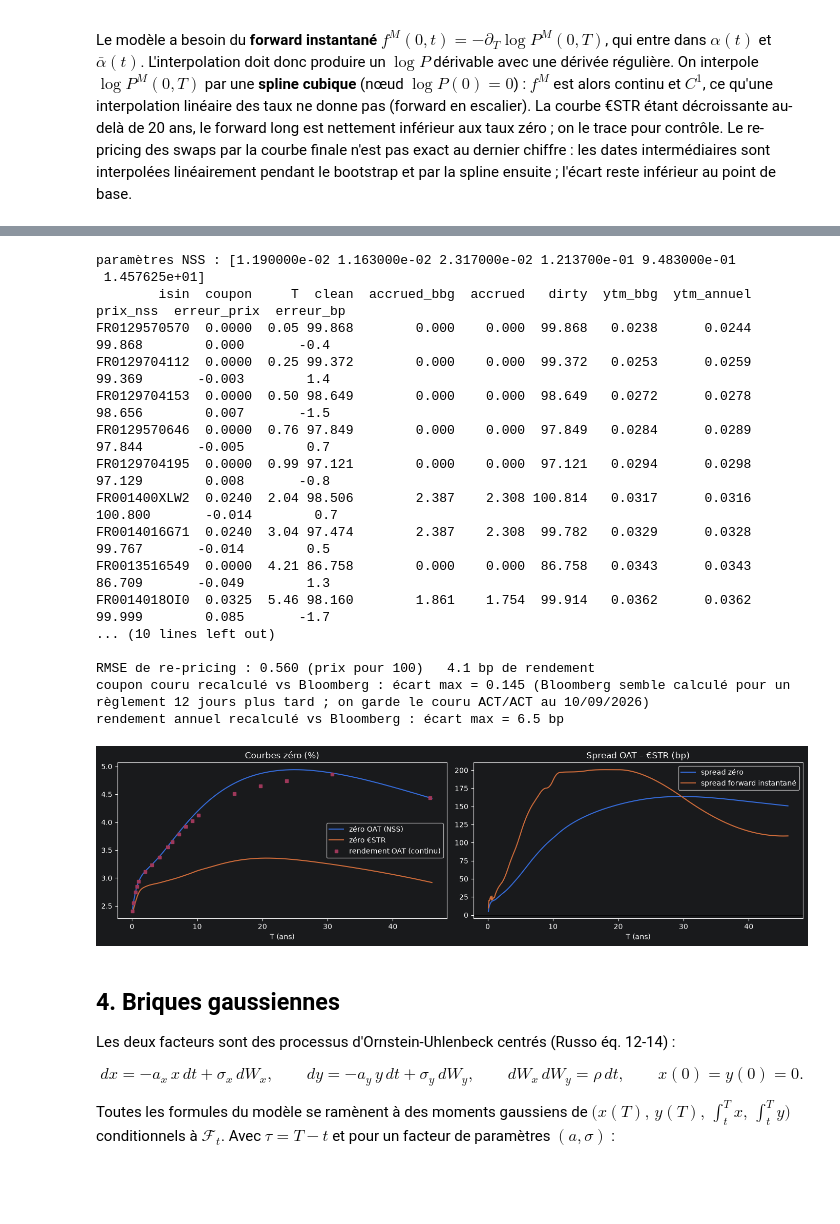
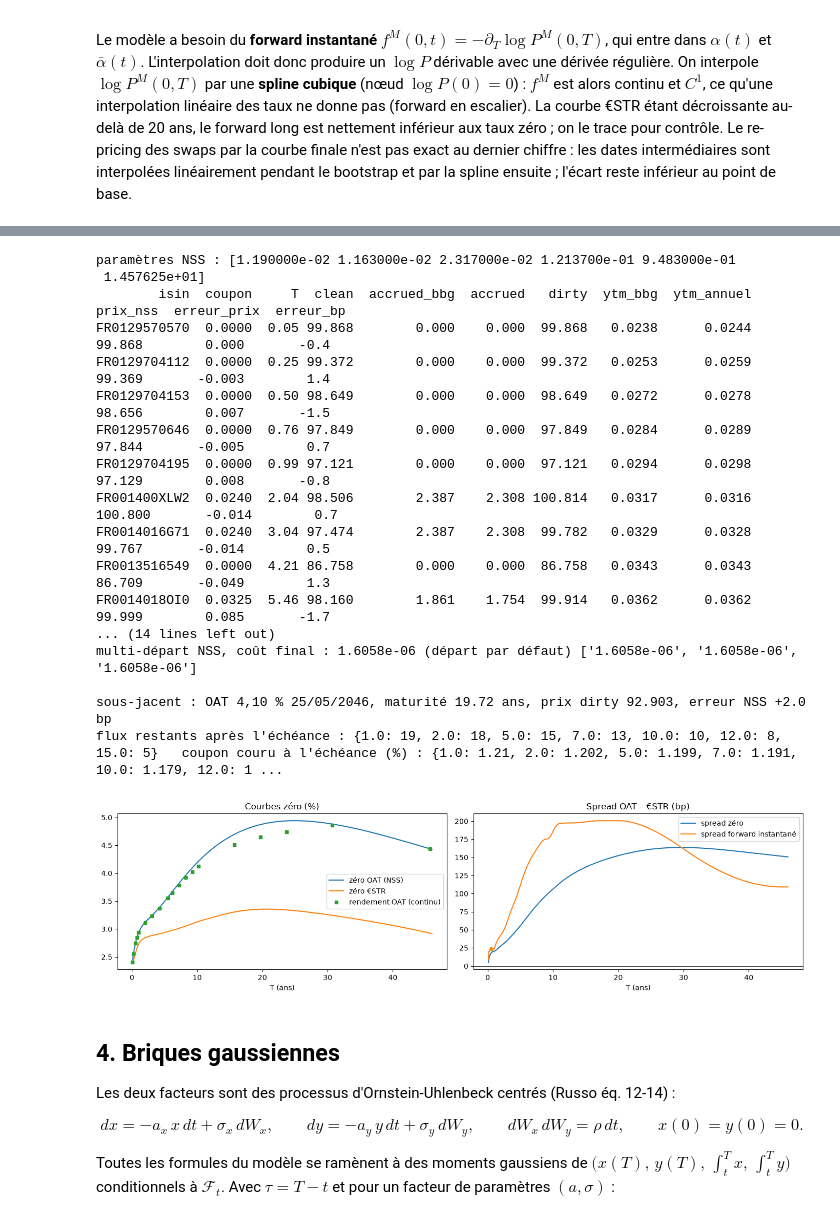
Before and after one commit to alexisdantzikian/BondOptionPricer, a Jupyter notebook: main/oat_option_pricer.ipynb, the cells around one changed output, grey strips where cells are left out. Saved outputs shown, nothing was run; the diff lists cells and outputs as text; code cells hidden in the pictures; blank space fills up the shorter version.

```diff
--- a/main/oat_option_pricer.ipynb
+++ b/main/oat_option_pricer.ipynb
@@ -100,7 +108,9 @@ import matplotlib.pyplot as plt
 from pathlib import Path
 
 pd.set_option("display.width", 160)
-FICHIER = next(p for p in [Path("../data/market data bloom.xlsx"), Path("data/market data bloom.xlsx")] if p.exists())
+DONNEES = next(p for p in [Path("../data"), Path("data")] if (p / "market data bloom.xlsx").exists())
+FICHIER, FICHIER_REPO = DONNEES / "market data bloom.xlsx", DONNEES / "repo_fictif.csv"
+DATE_OBS = pd.Timestamp("2026-09-08")      # date des cours (clôture)
 DATE_VAL = pd.Timestamp("2026-09-10")      # date de règlement = origine des temps (t = 0)
 
 def tenor_years(s):
@@ -140,12 +150,18 @@ def load_history(sheet):
     h = body.iloc[:, 1:].apply(pd.to_numeric, errors="coerce") / 100
     h.index = dates
     h.columns = [int("".join(c for c in t.split()[0] if c.isdigit())) for t in tickers]   # tenor en années
-    return h.sort_index(axis=1).dropna(how="all")
+    return h.sort_index(axis=1).dropna(how="all").loc[:DATE_OBS]                    # rien après la date des cours
+
+def load_repo():
+    """Spread repo contre €STR par tenor (taux zéro continus), bp -> décimal."""
+    d = pd.read_csv(FICHIER_REPO, comment="#", encoding="utf-8")
+    return pd.DataFrame({"tenor": d["Tenor"], "T": d["Tenor"].map(tenor_years), "spread": d["Spread_bp"] / 1e4})
 
 estr = load_estr()
 cube = load_cube()
 oat = load_oat()
 hist_oat, hist_estr = load_history("Zield Histo OAT"), load_history("Yield Histo ESTR")
+repo_data = load_repo()
 
 print("Courbe €STR :", len(estr), "piliers de", estr["T"].min().round(3), "à", estr["T"].max(), "ans")
 print(estr.set_index("tenor")["swap"].map("{:.4%}".format).to_frame().T.to_string(), "\n")
@@ -156,6 +172,7 @@ print(oat[["isin", "coupon", "maturity", "clean", "accrued_bbg", "dirty_bbg", "y
 for nom, h in [("OAT", hist_oat), ("€STR", hist_estr)]:
     print(f"Historique {nom} : {h.index[0].date()} -> {h.index[-1].date()}, {len(h)} jours, tenors {list(h.columns)}, "
           f"valeurs manquantes par colonne : {h.isna().sum().to_dict()}")
+print("\nCourbe repo (FICTIVE), spread contre €STR en bp :", dict(zip(repo_data["tenor"], (repo_data["spread"] * 1e4).round(1))))
 # %% [output]
 Courbe €STR : 32 piliers de 0.019 à 50.0 ans
 tenor       1W       2W       1M       2M       3M       4M       5M       6M       7M       8M       9M      10M      11M       1Y      18M       2Y       3Y       4Y       5Y       6Y       7Y       ...
@@ -346,8 +371,15 @@ class bond:
         T = np.array([(x - settle).days / 365.0 for x in dates])
         K = np.full(len(T), coupon); K[-1] += 1.0
         b = cls(T, K)
-        b.accrued = coupon * (settle - d).days / (dates[0] - d).days
+        b.coupon, b.T_prev = coupon, (d - settle).days / 365.0                # T_prev < 0 : dernier coupon payé
+        b.accrued = b.accrued_at(0.0)
         return b
+
+    def accrued_at(self, T0):
+        """Coupon couru en T0 (ACT/ACT) : fraction écoulée de la période de coupon qui contient T0."""
+        dates = np.concatenate(([self.T_prev], self.T))
+        i = np.searchsorted(dates, T0, side="right")
+        return self.coupon * (T0 - dates[i - 1]) / (dates[i] - dates[i - 1])
 
     def after(self, T0):                                                  # flux strictement postérieurs à T0
         m = self.T > T0
@@ -371,12 +403,12 @@ def nss_zero(T, b):
 
 class oat_curve:
 
-    def __init__(self, bonds, dirty):
+    def __init__(self, bonds, dirty, x0=(0.04, -0.02, 0.0, 0.0, 2.0, 10.0)):
         dur = np.array([b.duration(p) for b, p in zip(bonds, dirty)])
         def residuals(beta):
             df = lambda T: np.exp(-nss_zero(T, beta) * T)
             return [(b.price(df) - p) / (p * d) for b, p, d in zip(bonds, dirty, dur)]   # ~ erreur de rendement
-        self.fit = least_squares(residuals, x0=[0.04, -0.02, 0.0, 0.0, 2.0, 10.0],
+        self.fit = least_squares(residuals, x0=list(x0),
                                  bounds=([-1, -1, -1, -1, 0.1, 0.5], [1, 1, 1, 1, 10, 50]))
         self.beta = self.fit.x
 
@@ -406,38 +438,51 @@ oat["erreur_bp"] = [(b.ytm(p / 100) - y) * 1e4 for b, p, y in zip(oat["bond"], o
 print("paramètres NSS :", np.round(risky.beta, 5))
 print(oat[["isin", "coupon", "T", "clean", "accrued_bbg", "accrued", "dirty", "ytm_bbg", "ytm_annuel", "prix_nss", "erreur_prix", "erreur_bp"]]
       .round({"coupon": 4, "T": 2, "accrued": 3, "dirty": 3, "ytm_bbg": 4, "ytm_annuel": 4, "prix_nss": 3, "erreur_prix": 3, "erreur_bp": 1}).to_string(index=False))
 print(f"\nRMSE de re-pricing : {np.sqrt(np.mean(oat['erreur_prix']**2)):.3f} (prix pour 100)   {np.sqrt(np.mean(oat['erreur_bp']**2)):.1f} bp de rendement")
 print(f"coupon couru recalculé vs Bloomberg : écart max = {np.max(np.abs(oat['accrued'] - oat['accrued_bbg'])):.3f} "
       f"(Bloomberg semble calculé pour un règlement 12 jours plus tard ; on garde le couru ACT/ACT au 10/09/2026)")
 print(f"rendement annuel recalculé vs Bloomberg : écart max = {np.max(np.abs(oat['ytm_annuel'] - oat['ytm_bbg'])) * 1e4:.1f} bp")
+departs = [(0.03, 0.0, 0.0, 0.0, 1.0, 5.0), (0.05, -0.03, 0.02, 0.05, 3.0, 20.0), (0.02, 0.01, -0.02, 0.1, 0.5, 15.0)]
+print("multi-départ NSS, coût final :", f"{risky.fit.cost:.4e} (départ par défaut)",
+      [f"{oat_curve(oat['bond'].tolist(), (oat['dirty'] / 100).values, x0).fit.cost:.4e}" for x0 in departs])
+
+# --- sous-jacent des options et échéances
+ISIN_SJ = "FR0014015MU5"                                                   # OAT 4,10 % 25/05/2046
+oat46 = oat.loc[oat["isin"] == ISIN_SJ, "bond"].iloc[0]
+dirty46 = oat.loc[oat["isin"] == ISIN_SJ, "dirty"].iloc[0] / 100
+ECHEANCES = [1.0, 2.0, 5.0, 7.0, 10.0, 12.0, 15.0]
+print(f"\nsous-jacent : OAT 4,10 % 25/05/2046, maturité {oat46.T[-1]:.2f} ans, prix dirty {dirty46 * 100:.3f}, "
+      f"erreur NSS {oat.loc[oat['isin'] == ISIN_SJ, 'erreur_bp'].iloc[0]:+.1f} bp")
+print("flux restants après l'échéance :", {T0: len(oat46.after(T0).T) for T0 in ECHEANCES},
+      "  coupon couru à l'échéance (%) :", {T0: round(float(oat46.accrued_at(T0)) * 100, 3) for T0 in ECHEANCES})
 
 T = np.linspace(0.1, 46, 500)
 fig, ax = plt.subplots(1, 2, figsize=(14, 4))
 ax[0].plot(T, risky.zero(T) * 100, label="zéro OAT (NSS)"); ax[0].plot(T, curve.zero(T) * 100, label="zéro €STR")
 ax[0].plot(oat["T"], oat["ytm"] * 100, "s", ms=4, label="rendement OAT (continu)"); ax[0].legend(); ax[0].set_title("Courbes zéro (%)"); ax[0].set_xlabel("T (ans)")
 ax[1].plot(T, (risky.zero(T) - curve.zero(T)) * 1e4, label="spread zéro")
 ax[1].plot(T, (risky.fwd(T) - curve.fwd(T)) * 1e4, label="spread forward instantané"); ax[1].axhline(0, color="k", lw=0.5)
 ax[1].legend(); ax[1].set_title("Spread OAT – €STR (bp)"); ax[1].set_xlabel("T (ans)")
 plt.tight_layout(); plt.show()
 # %% [output]
 paramètres NSS : [1.190000e-02 1.163000e-02 2.317000e-02 1.213700e-01 9.483000e-01
  1.457625e+01]
         isin  coupon     T  clean  accrued_bbg  accrued   dirty  ytm_bbg  ytm_annuel  prix_nss  erreur_prix  erreur_bp
 FR0129570570  0.0000  0.05 99.868        0.000    0.000  99.868   0.0238      0.0244    99.868        0.000       -0.4
 FR0129704112  0.0000  0.25 99.372        0.000    0.000  99.372   0.0253      0.0259    99.369       -0.003        1.4
 FR0129704153  0.0000  0.50 98.649        0.000    0.000  98.649   0.0272      0.0278    98.656        0.007       -1.5
 FR0129570646  0.0000  0.76 97.849        0.000    0.000  97.849   0.0284      0.0289    97.844       -0.005        0.7
 FR0129704195  0.0000  0.99 97.121        0.000    0.000  97.121   0.0294      0.0298    97.129        0.008       -0.8
 FR001400XLW2  0.0240  2.04 98.506        2.387    2.308 100.814   0.0317      0.0316   100.800       -0.014        0.7
 FR0014016G71  0.0240  3.04 97.474        2.387    2.308  99.782   0.0329      0.0328    99.767       -0.014        0.5
 FR0013516549  0.0000  4.21 86.758        0.000    0.000  86.758   0.0343      0.0343    86.709       -0.049        1.3
 FR0014018OI0  0.0325  5.46 98.160        1.861    1.754  99.914   0.0362      0.0362    99.999        0.085       -1.7
-... (10 lines left out)
+... (14 lines left out)
+multi-départ NSS, coût final : 1.6058e-06 (départ par défaut) ['1.6058e-06', '1.6058e-06', '1.6058e-06']
 
-RMSE de re-pricing : 0.560 (prix pour 100)   4.1 bp de rendement
-coupon couru recalculé vs Bloomberg : écart max = 0.145 (Bloomberg semble calculé pour un règlement 12 jours plus tard ; on garde le couru ACT/ACT au 10/09/2026)
-rendement annuel recalculé vs Bloomberg : écart max = 6.5 bp
+sous-jacent : OAT 4,10 % 25/05/2046, maturité 19.72 ans, prix dirty 92.903, erreur NSS +2.0 bp
+flux restants après l'échéance : {1.0: 19, 2.0: 18, 5.0: 15, 7.0: 13, 10.0: 10, 12.0: 8, 15.0: 5}   coupon couru à l'échéance (%) : {1.0: 1.21, 2.0: 1.202, 5.0: 1.199, 7.0: 1.191, 10.0: 1.179, 12.0: 1 ...
-[figure, old version]
+[figure, new version]
 # %% [markdown]
 ## 4. Briques gaussiennes
 
```
Also changed, not shown: parts of 16 cells of this notebook, 1 other file.
